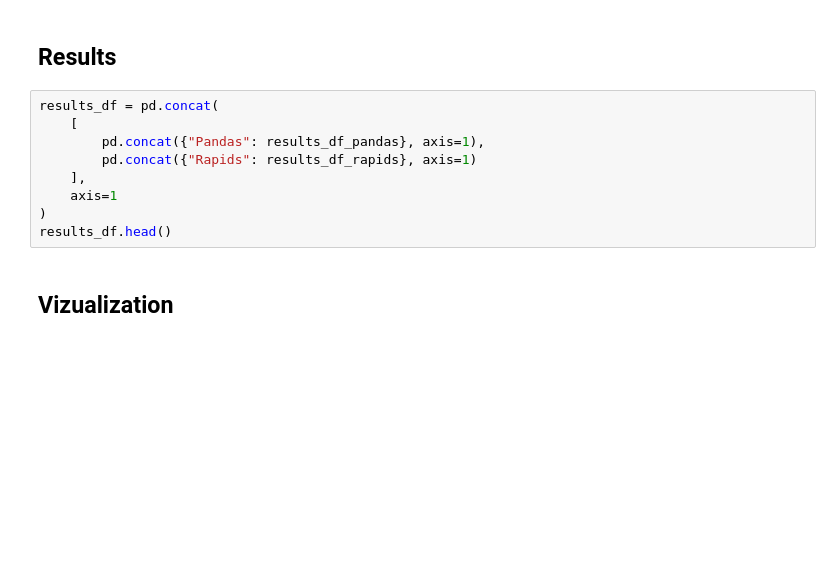
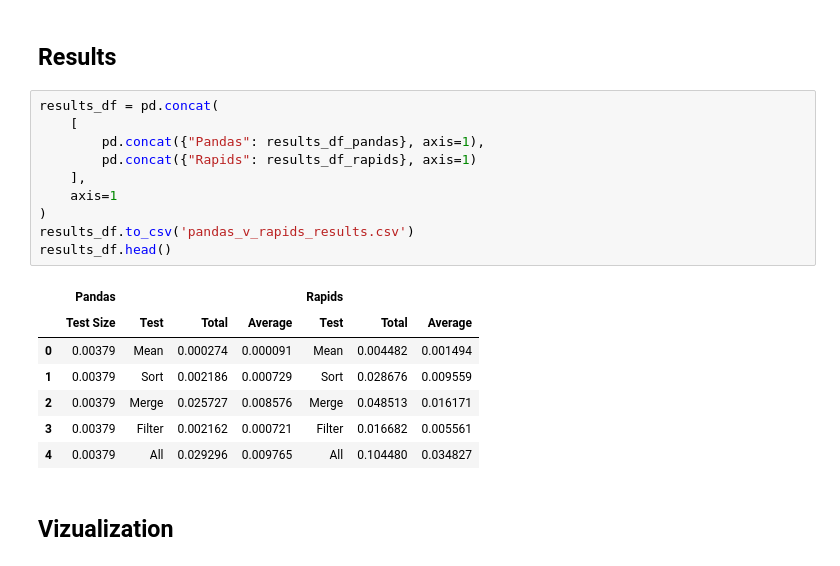
Before and after one commit to avickars/rapids-blog-post, a Jupyter notebook: Pandas v. Rapids.ipynb, the cells around one changed output. Drawn from its saved outputs; the diff is of its cells as text; blank space fills up the shorter version.

```diff
--- a/Pandas v. Rapids.ipynb
+++ b/Pandas v. Rapids.ipynb
@@ -317,12 +341,21 @@ results_df_pandas = pd.DataFrame(results)
 # %%
 results_df = pd.concat(
     [
         pd.concat({"Pandas": results_df_pandas}, axis=1),
         pd.concat({"Rapids": results_df_rapids}, axis=1)
     ],
     axis=1
 )
+results_df.to_csv('pandas_v_rapids_results.csv')
 results_df.head()
+# %% [output]
+|  | Pandas |  |  |  | Rapids |  |  |
+|  | Test Size | Test | Total | Average | Test | Total | Average |
+| 0 | 0.00379 | Mean | 0.000274 | 0.000091 | Mean | 0.004482 | 0.001494 |
+| 1 | 0.00379 | Sort | 0.002186 | 0.000729 | Sort | 0.028676 | 0.009559 |
+| 2 | 0.00379 | Merge | 0.025727 | 0.008576 | Merge | 0.048513 | 0.016171 |
+| 3 | 0.00379 | Filter | 0.002162 | 0.000721 | Filter | 0.016682 | 0.005561 |
+| 4 | 0.00379 | All | 0.029296 | 0.009765 | All | 0.104480 | 0.034827 |
 # %% [markdown]
 ## Vizualization
 # %%
```
Also changed, not shown: parts of 3 cells of this notebook, 5 other files.
